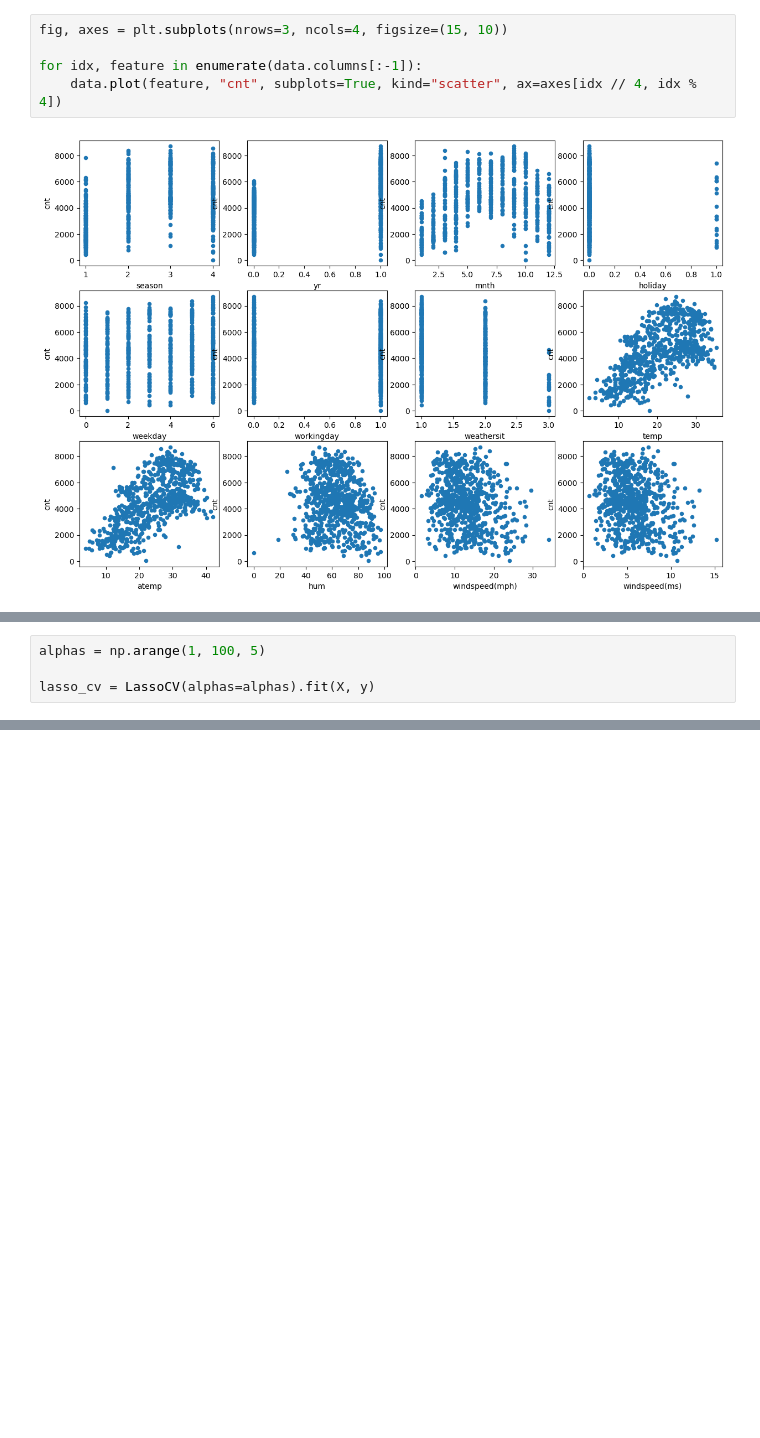
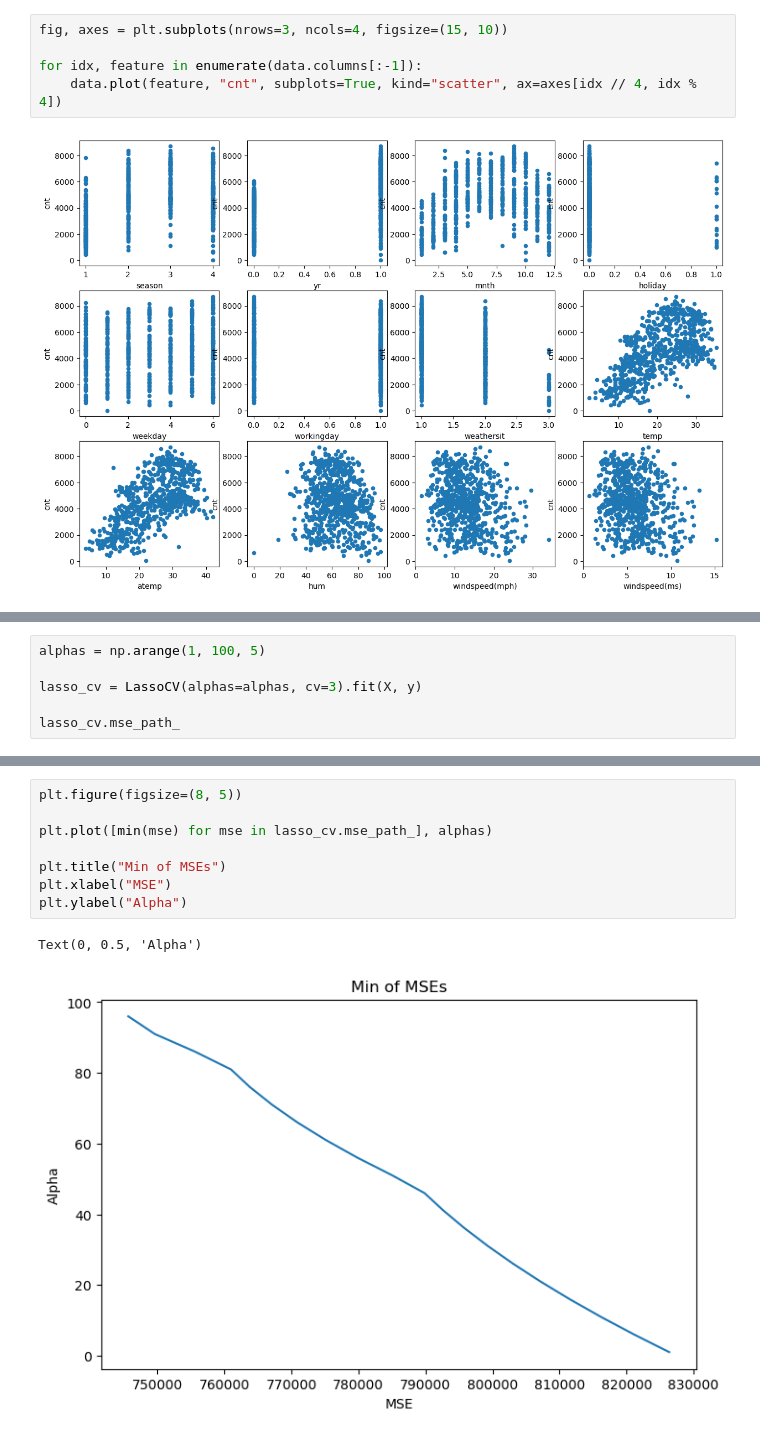
Before and after one commit to kurpenok/omstu, a Jupyter notebook: 4 semester/Machine learning/Practics/overfitting_and_regularization.ipynb, the cells around one changed output, grey strips where cells are left out. Cells and saved outputs as stored; diff of their text form; blank space fills up the shorter version.

```diff
--- a/4 semester/Machine learning/Practics/overfitting_and_regularization.ipynb
+++ b/4 semester/Machine learning/Practics/overfitting_and_regularization.ipynb
@@ -181,4 +219,6 @@ Text(0.5, 1.0, 'Ridge')
 # %%
 alphas = np.arange(1, 100, 5)
 
-lasso_cv = LassoCV(alphas=alphas).fit(X, y)
+lasso_cv = LassoCV(alphas=alphas, cv=3).fit(X, y)
+
+lasso_cv.mse_path_
@@ -184,0 +246,11 @@ lasso_cv = LassoCV(alphas=alphas).fit(X, y)
+# %%
+plt.figure(figsize=(8, 5))
+
+plt.plot([min(mse) for mse in lasso_cv.mse_path_], alphas)
+
+plt.title("Min of MSEs")
+plt.xlabel("MSE")
+plt.ylabel("Alpha")
+# %% [output]
+Text(0, 0.5, 'Alpha')
+[figure, added]
```
Also changed, not shown: parts of 23 cells of this notebook.
